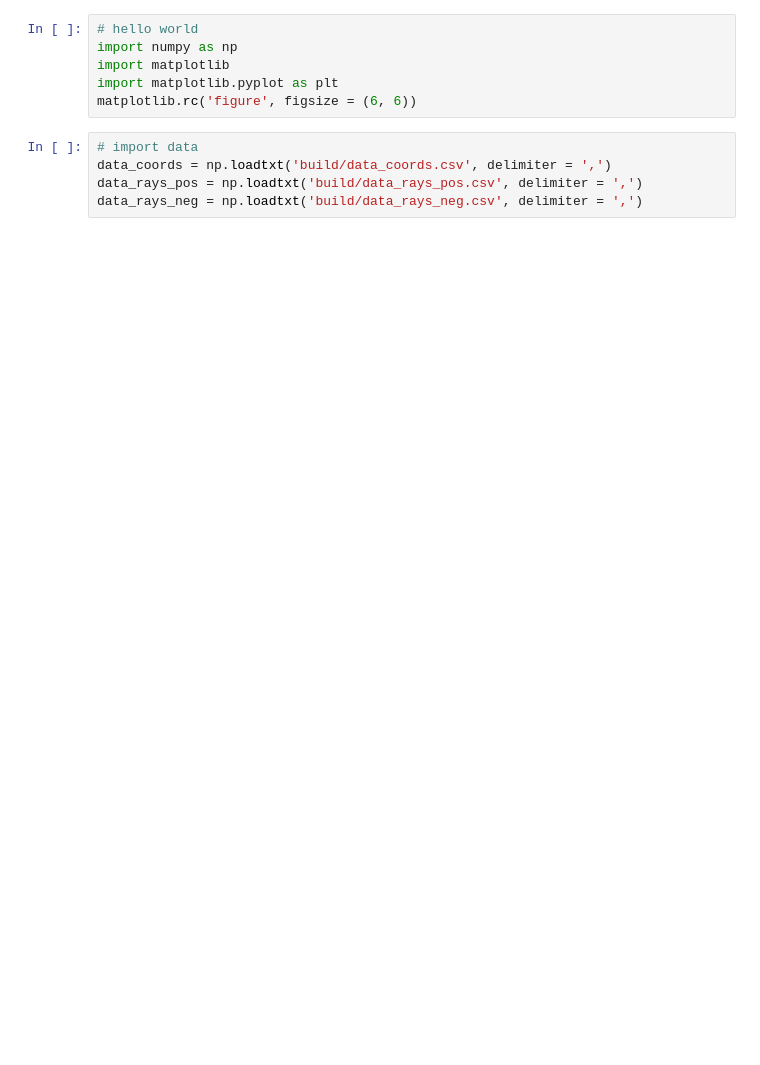
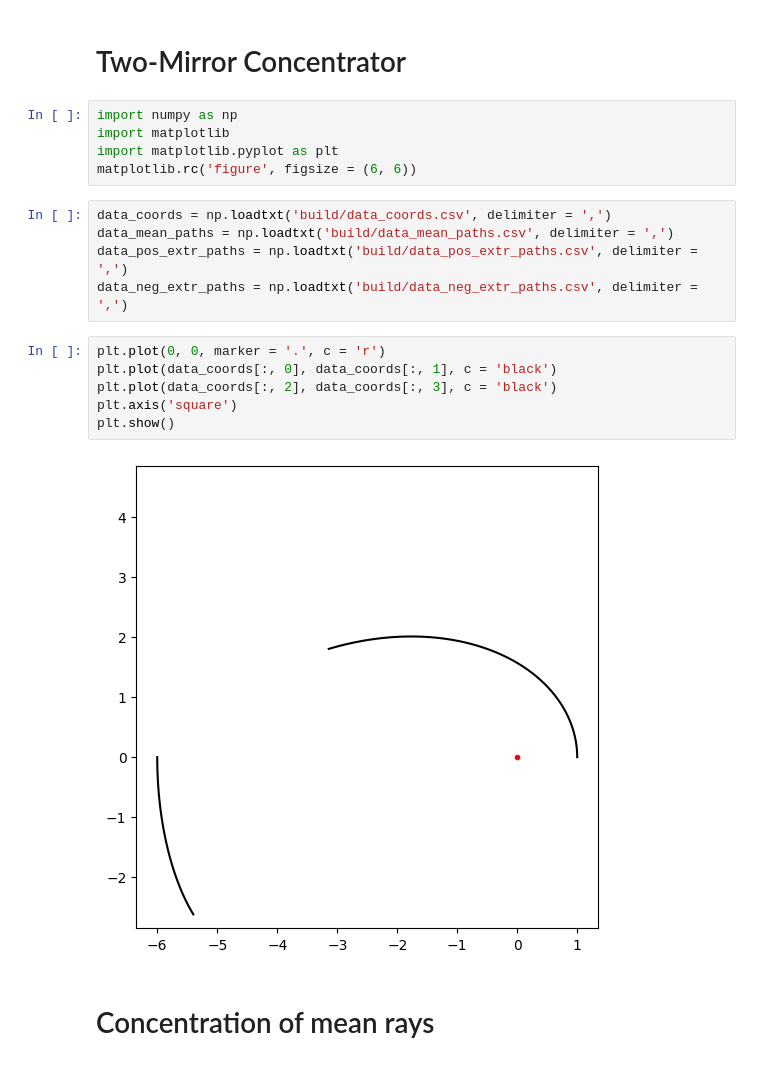
Before and after one commit to ssteinberg/solar_optical_concentrator, a Jupyter notebook: results.ipynb, the cells around one changed output. Drawn from its saved outputs; the diff is of its cells as text; blank space fills up the shorter version.

```diff
--- a/results.ipynb
+++ b/results.ipynb
@@ -1,12 +1,23 @@
+# %% [markdown]
+# Two-Mirror Concentrator
 # %%
-# hello world
 import numpy as np
 import matplotlib
 import matplotlib.pyplot as plt
 matplotlib.rc('figure', figsize = (6, 6))
 # %%
-# import data
 data_coords = np.loadtxt('build/data_coords.csv', delimiter = ',')
-data_rays_pos = np.loadtxt('build/data_rays_pos.csv', delimiter = ',')
-data_rays_neg = np.loadtxt('build/data_rays_neg.csv', delimiter = ',')
+data_mean_paths = np.loadtxt('build/data_mean_paths.csv', delimiter = ',')
+data_pos_extr_paths = np.loadtxt('build/data_pos_extr_paths.csv', delimiter = ',')
+data_neg_extr_paths = np.loadtxt('build/data_neg_extr_paths.csv', delimiter = ',')
+# %%
+plt.plot(0, 0, marker = '.', c = 'r')
+plt.plot(data_coords[:, 0], data_coords[:, 1], c = 'black')
+plt.plot(data_coords[:, 2], data_coords[:, 3], c = 'black')
+plt.axis('square')
+plt.show()
+# %% [output]
+[figure, added]
+# %% [markdown]
+# Concentration of mean rays
 # %%
```
Also changed, not shown: parts of 4 cells of this notebook, 1 other file.
